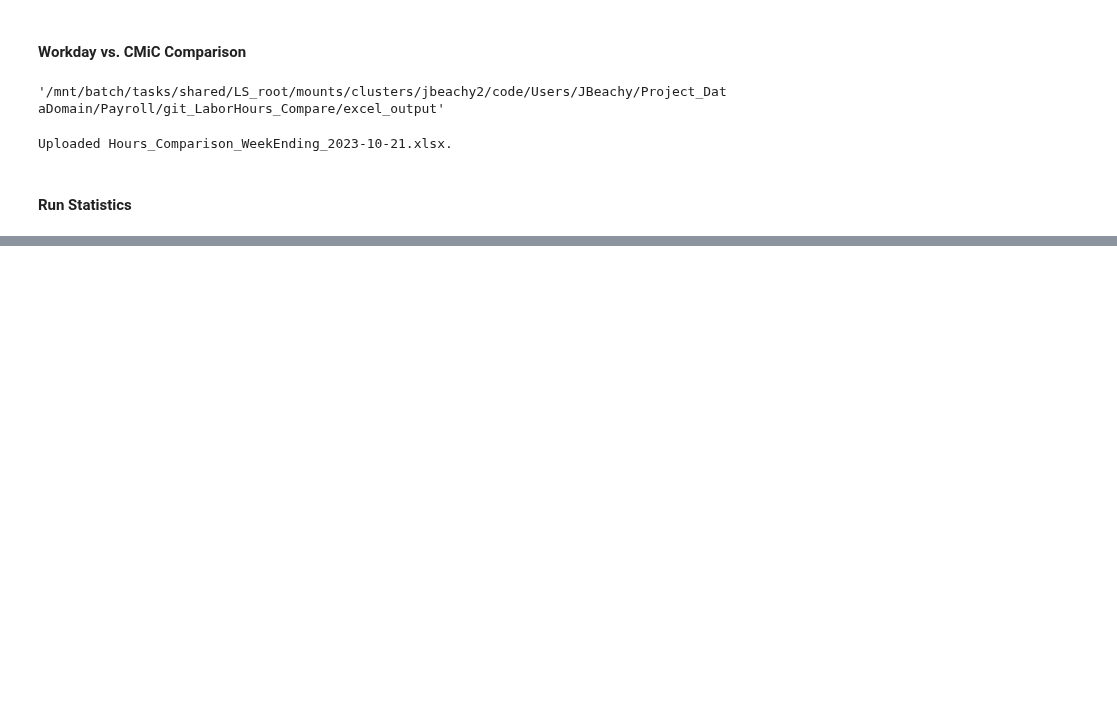
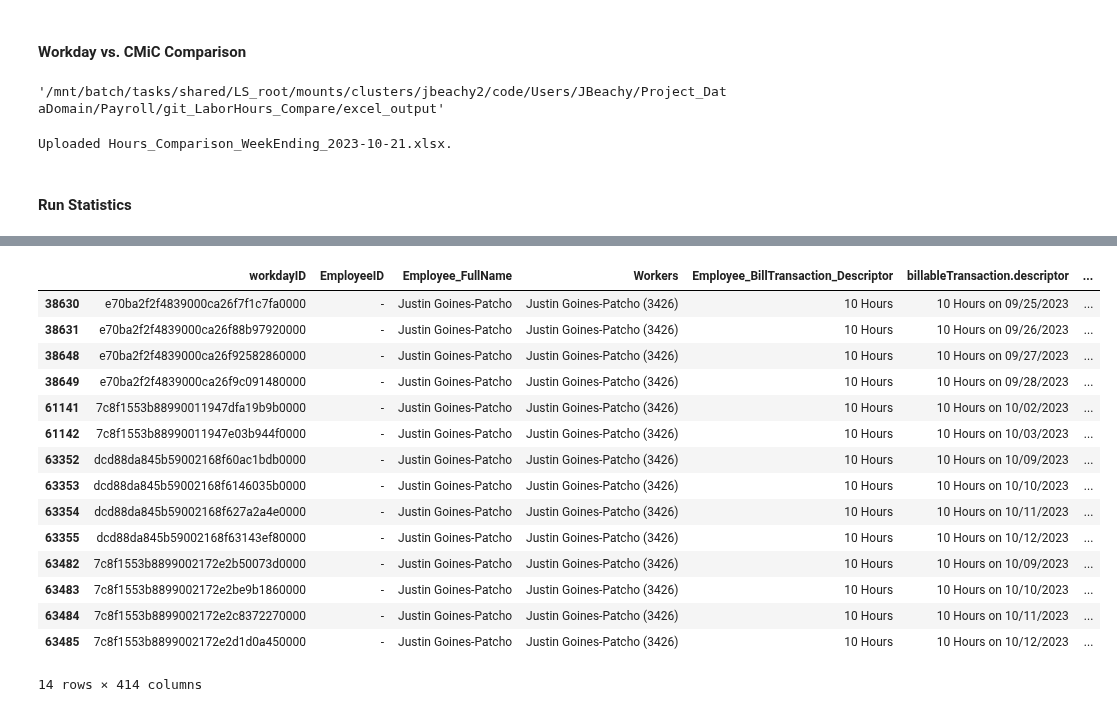
Before and after one commit to jbeachyMoss/LaborHours_Compare, a Jupyter notebook: DataValidation.ipynb, the cells around one changed output, grey strips where cells are left out. Saved outputs shown, nothing was run; the diff lists cells and outputs as text; code cells hidden in the pictures; blank space fills up the shorter version.

```diff
--- a/DataValidation.ipynb
+++ b/DataValidation.ipynb
@@ -282,0 +329,19 @@ Ran on 10-24-2023 16:16:46 for Week Ending 2023-10-21
+# %%
+wd_pr_df_dev.loc[wd_pr_df_dev['Workers'].str.contains('3426')]
+# %% [output]
+|  | workdayID | EmployeeID | Employee_FullName | Workers | Employee_BillTransaction_Descriptor | billableTransaction.descriptor | ... |
+| 38630 | e70ba2f2f4839000ca26f7f1c7fa0000 | - | Justin Goines-Patcho | Justin Goines-Patcho (3426) | 10 Hours | 10 Hours on 09/25/2023 | ... |
+| 38631 | e70ba2f2f4839000ca26f88b97920000 | - | Justin Goines-Patcho | Justin Goines-Patcho (3426) | 10 Hours | 10 Hours on 09/26/2023 | ... |
+| 38648 | e70ba2f2f4839000ca26f92582860000 | - | Justin Goines-Patcho | Justin Goines-Patcho (3426) | 10 Hours | 10 Hours on 09/27/2023 | ... |
+| 38649 | e70ba2f2f4839000ca26f9c091480000 | - | Justin Goines-Patcho | Justin Goines-Patcho (3426) | 10 Hours | 10 Hours on 09/28/2023 | ... |
+| 61141 | 7c8f1553b88990011947dfa19b9b0000 | - | Justin Goines-Patcho | Justin Goines-Patcho (3426) | 10 Hours | 10 Hours on 10/02/2023 | ... |
+| 61142 | 7c8f1553b88990011947e03b944f0000 | - | Justin Goines-Patcho | Justin Goines-Patcho (3426) | 10 Hours | 10 Hours on 10/03/2023 | ... |
+| 63352 | dcd88da845b59002168f60ac1bdb0000 | - | Justin Goines-Patcho | Justin Goines-Patcho (3426) | 10 Hours | 10 Hours on 10/09/2023 | ... |
+| 63353 | dcd88da845b59002168f6146035b0000 | - | Justin Goines-Patcho | Justin Goines-Patcho (3426) | 10 Hours | 10 Hours on 10/10/2023 | ... |
+| 63354 | dcd88da845b59002168f627a2a4e0000 | - | Justin Goines-Patcho | Justin Goines-Patcho (3426) | 10 Hours | 10 Hours on 10/11/2023 | ... |
+| 63355 | dcd88da845b59002168f63143ef80000 | - | Justin Goines-Patcho | Justin Goines-Patcho (3426) | 10 Hours | 10 Hours on 10/12/2023 | ... |
+| 63482 | 7c8f1553b8899002172e2b50073d0000 | - | Justin Goines-Patcho | Justin Goines-Patcho (3426) | 10 Hours | 10 Hours on 10/09/2023 | ... |
+| 63483 | 7c8f1553b8899002172e2be9b1860000 | - | Justin Goines-Patcho | Justin Goines-Patcho (3426) | 10 Hours | 10 Hours on 10/10/2023 | ... |
+| 63484 | 7c8f1553b8899002172e2c8372270000 | - | Justin Goines-Patcho | Justin Goines-Patcho (3426) | 10 Hours | 10 Hours on 10/11/2023 | ... |
+| 63485 | 7c8f1553b8899002172e2d1d0a450000 | - | Justin Goines-Patcho | Justin Goines-Patcho (3426) | 10 Hours | 10 Hours on 10/12/2023 | ... |
+14 rows × 414 columns
```
Also changed, not shown: parts of 9 cells of this notebook.
